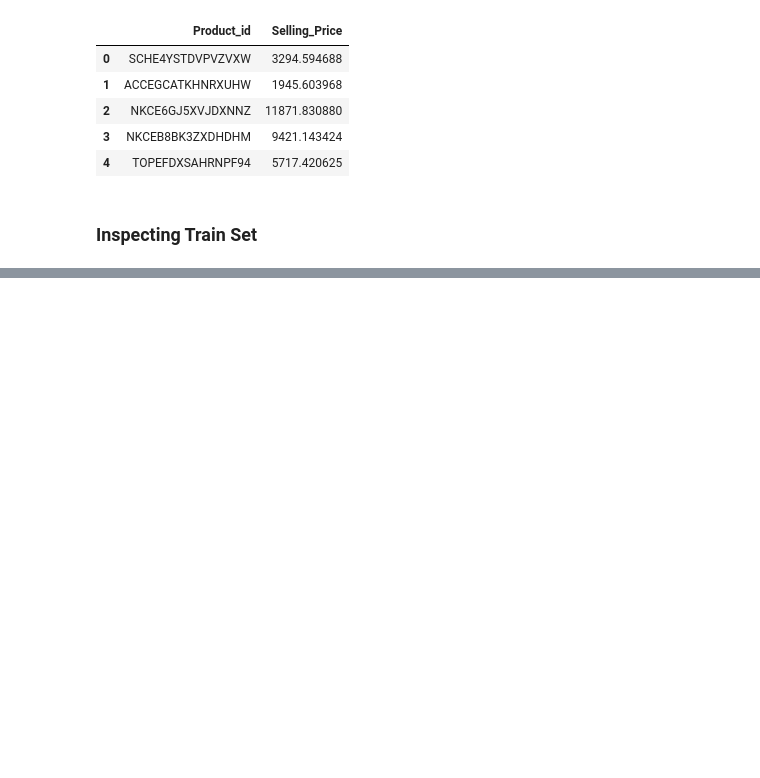
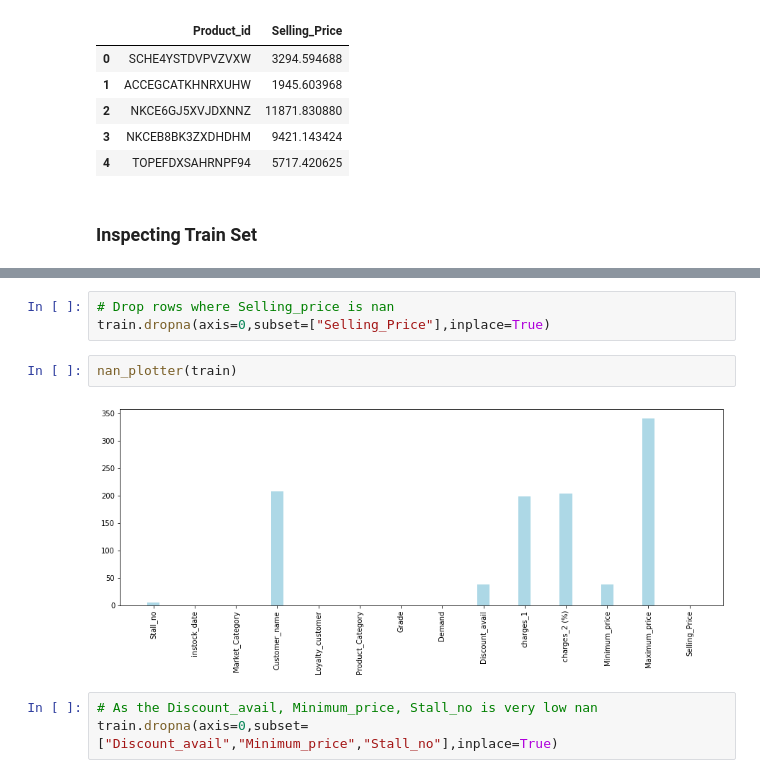
Before and after one commit to Ankan1998/Hackathons, a Jupyter notebook: HackerEarth_Carnival_Wars.ipynb, the cells around one changed output, grey strips where cells are left out. Cells and saved outputs as stored; diff of their text form; blank space fills up the shorter version.

```diff
--- a/HackerEarth_Carnival_Wars.ipynb
+++ b/HackerEarth_Carnival_Wars.ipynb
@@ -40,0 +68,10 @@ sample.head()
+# %%
+# Drop rows where Selling_price is nan
+train.dropna(axis=0,subset=["Selling_Price"],inplace=True)
+# %%
+nan_plotter(train)
+# %% [output]
+[figure, added]
+# %%
+# As the Discount_avail, Minimum_price, Stall_no is very low nan
+train.dropna(axis=0,subset=["Discount_avail","Minimum_price","Stall_no"],inplace=True)
```
Also changed, not shown: parts of 64 cells of this notebook.
